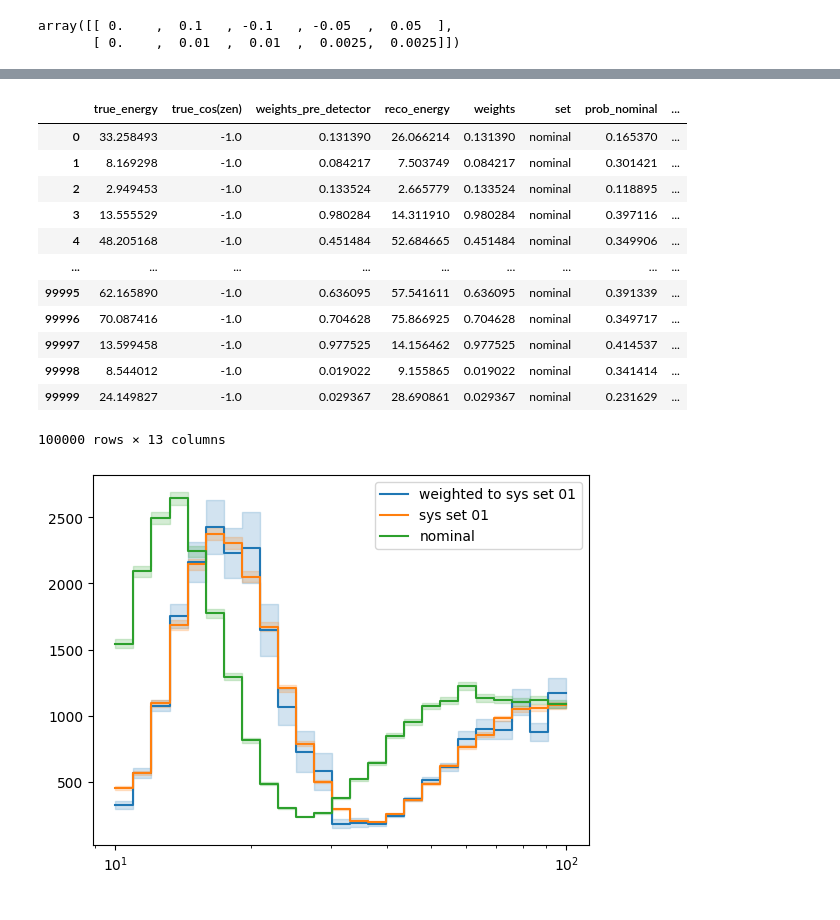
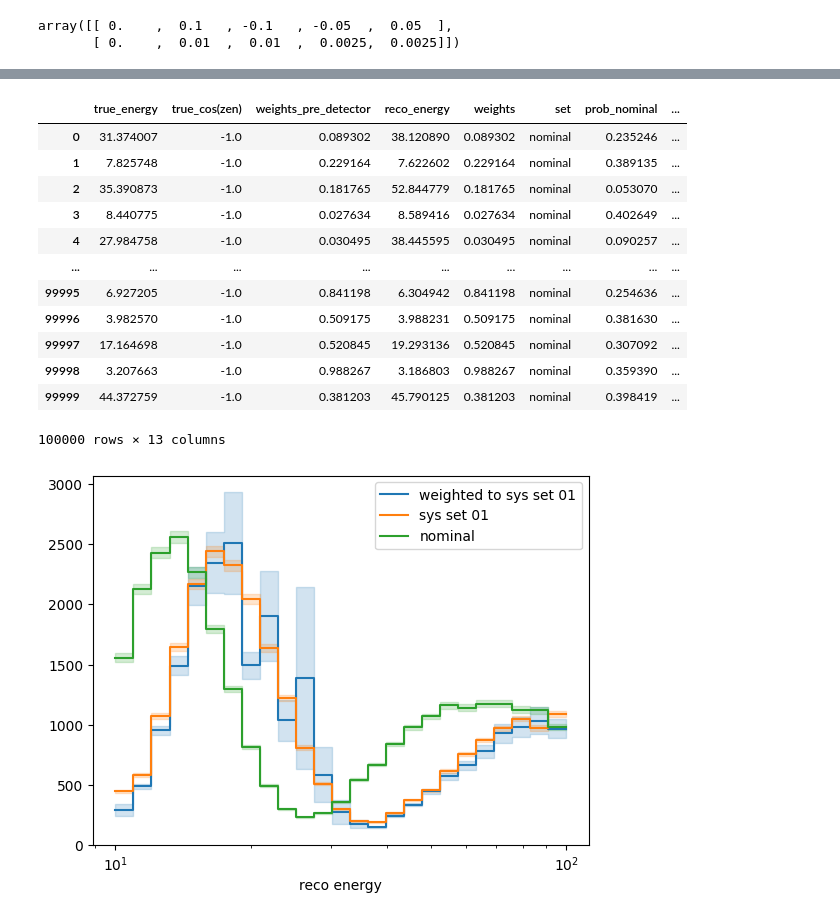
Before and after one commit to LeanderFischer/ultrasurfaces, a Jupyter notebook: New_Ultrasurface_Notebook_Alex.ipynb, the cells around one changed output, grey strips where cells are left out. Saved outputs shown, nothing was run; the diff lists cells and outputs as text; code cells hidden in the pictures.

```diff
--- a/New_Ultrasurface_Notebook_Alex.ipynb
+++ b/New_Ultrasurface_Notebook_Alex.ipynb
@@ -254,0 +294,9 @@ df_with_grads = calculate_grads.fit_gradients(
+# %%
+df_grad_net = calculate_grad_net.run_grad_net(
+    gen_nominal,
+    [gen_sys_1, gen_sys_2, gen_sys_3, gen_sys_4],
+    variables=["true_energy", "reco_energy"],
+    param_names=["mu"],
+    verbose=1,
+    epochs=30,
+)
@@ -255,18 +321,18 @@ df_with_grads = calculate_grads.fit_gradients(
 # %%
-df_with_grads
+df_grad_net
 # %% [output]
 |  | true_energy | true_cos(zen) | weights_pre_detector | reco_energy | weights | set | prob_nominal | ... |
-| 0 | 33.258493 | -1.0 | 0.131390 | 26.066214 | 0.131390 | nominal | 0.165370 | ... |
-| 1 | 8.169298 | -1.0 | 0.084217 | 7.503749 | 0.084217 | nominal | 0.301421 | ... |
-| 2 | 2.949453 | -1.0 | 0.133524 | 2.665779 | 0.133524 | nominal | 0.118895 | ... |
-| 3 | 13.555529 | -1.0 | 0.980284 | 14.311910 | 0.980284 | nominal | 0.397116 | ... |
-| 4 | 48.205168 | -1.0 | 0.451484 | 52.684665 | 0.451484 | nominal | 0.349906 | ... |
+| 0 | 31.374007 | -1.0 | 0.089302 | 38.120890 | 0.089302 | nominal | 0.235246 | ... |
+| 1 | 7.825748 | -1.0 | 0.229164 | 7.622602 | 0.229164 | nominal | 0.389135 | ... |
+| 2 | 35.390873 | -1.0 | 0.181765 | 52.844779 | 0.181765 | nominal | 0.053070 | ... |
+| 3 | 8.440775 | -1.0 | 0.027634 | 8.589416 | 0.027634 | nominal | 0.402649 | ... |
+| 4 | 27.984758 | -1.0 | 0.030495 | 38.445595 | 0.030495 | nominal | 0.090257 | ... |
 | ... | ... | ... | ... | ... | ... | ... | ... | ... |
-| 99995 | 62.165890 | -1.0 | 0.636095 | 57.541611 | 0.636095 | nominal | 0.391339 | ... |
-| 99996 | 70.087416 | -1.0 | 0.704628 | 75.866925 | 0.704628 | nominal | 0.349717 | ... |
-| 99997 | 13.599458 | -1.0 | 0.977525 | 14.156462 | 0.977525 | nominal | 0.414537 | ... |
-| 99998 | 8.544012 | -1.0 | 0.019022 | 9.155865 | 0.019022 | nominal | 0.341414 | ... |
-| 99999 | 24.149827 | -1.0 | 0.029367 | 28.690861 | 0.029367 | nominal | 0.231629 | ... |
+| 99995 | 6.927205 | -1.0 | 0.841198 | 6.304942 | 0.841198 | nominal | 0.254636 | ... |
+| 99996 | 3.982570 | -1.0 | 0.509175 | 3.988231 | 0.509175 | nominal | 0.381630 | ... |
+| 99997 | 17.164698 | -1.0 | 0.520845 | 19.293136 | 0.520845 | nominal | 0.307092 | ... |
+| 99998 | 3.207663 | -1.0 | 0.988267 | 3.186803 | 0.988267 | nominal | 0.359390 | ... |
+| 99999 | 44.372759 | -1.0 | 0.381203 | 45.790125 | 0.381203 | nominal | 0.398419 | ... |
 100000 rows × 13 columns
 # %%
 # generate a histogram by weighting the nominal events to any detector response using the gradients in the dataframe
@@ -303,19 +369,20 @@ def generate_histogram_at_response(df, nominal_response, response, bin_edges, us
 # %%
 # generate a histogram at the response of sys set 01 using gradients
 
-hist_at_sys_01 = generate_histogram_at_response( df_with_grads, default_response, gen_sys_1.detector_response, bin_edges)
+hist_at_sys_01 = generate_histogram_at_response(df_grad_net, default_response, gen_sys_1.detector_response, bin_edges)
 sys_hist = gen_sys_1.get_histogram(bin_edges)
 nominal_hist = gen_nominal.get_histogram(bin_edges)
 
 # plot the histograms
 fig, ax = plt.subplots()
 plot_histogram(hist_at_sys_01, ax=ax, label="weighted to sys set 01")
 plot_histogram(sys_hist, ax=ax, label="sys set 01")
 plot_histogram(nominal_hist, ax=ax, label="nominal")
+plt.xlabel("reco energy")
 plt.semilogx()
 plt.legend()
 plt.show()
 # %% [output]
-[figure, old version]
+[figure, new version]
 # %%
 hist_at_sys_01 = generate_histogram_at_response(
```
Also changed, not shown: parts of 20 cells of this notebook, 4 other files.
